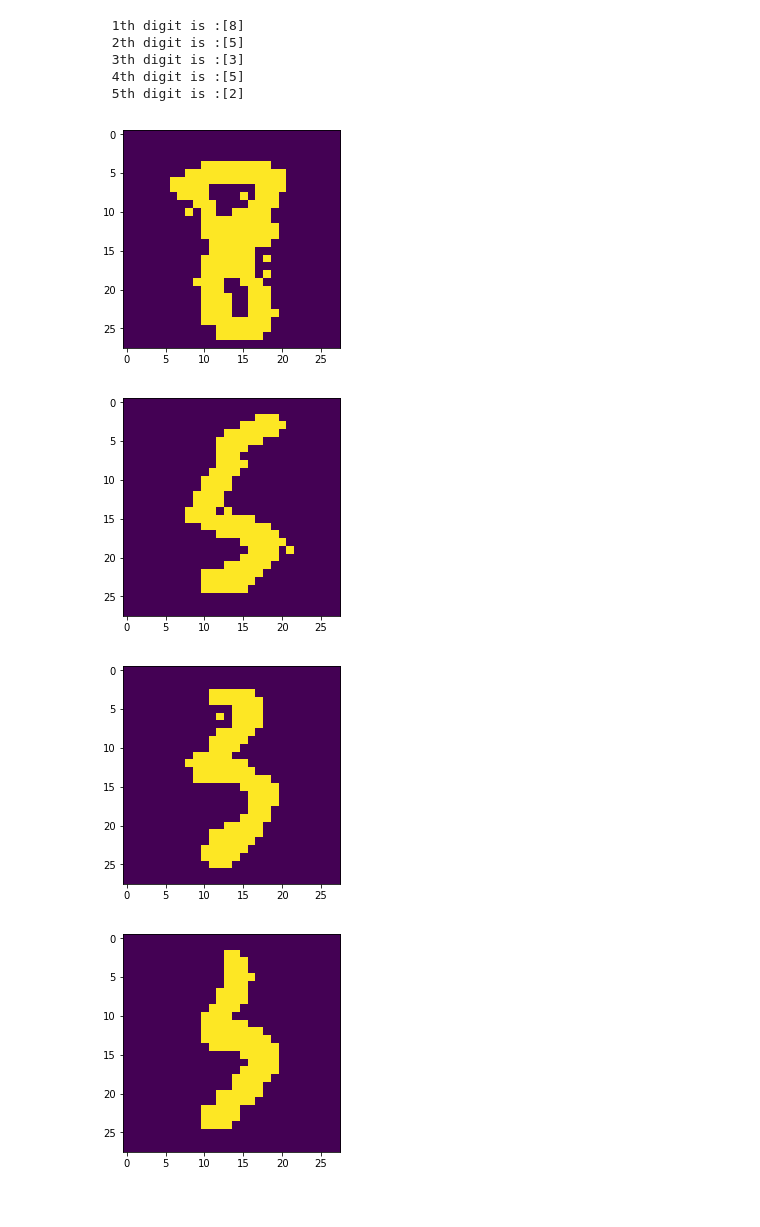
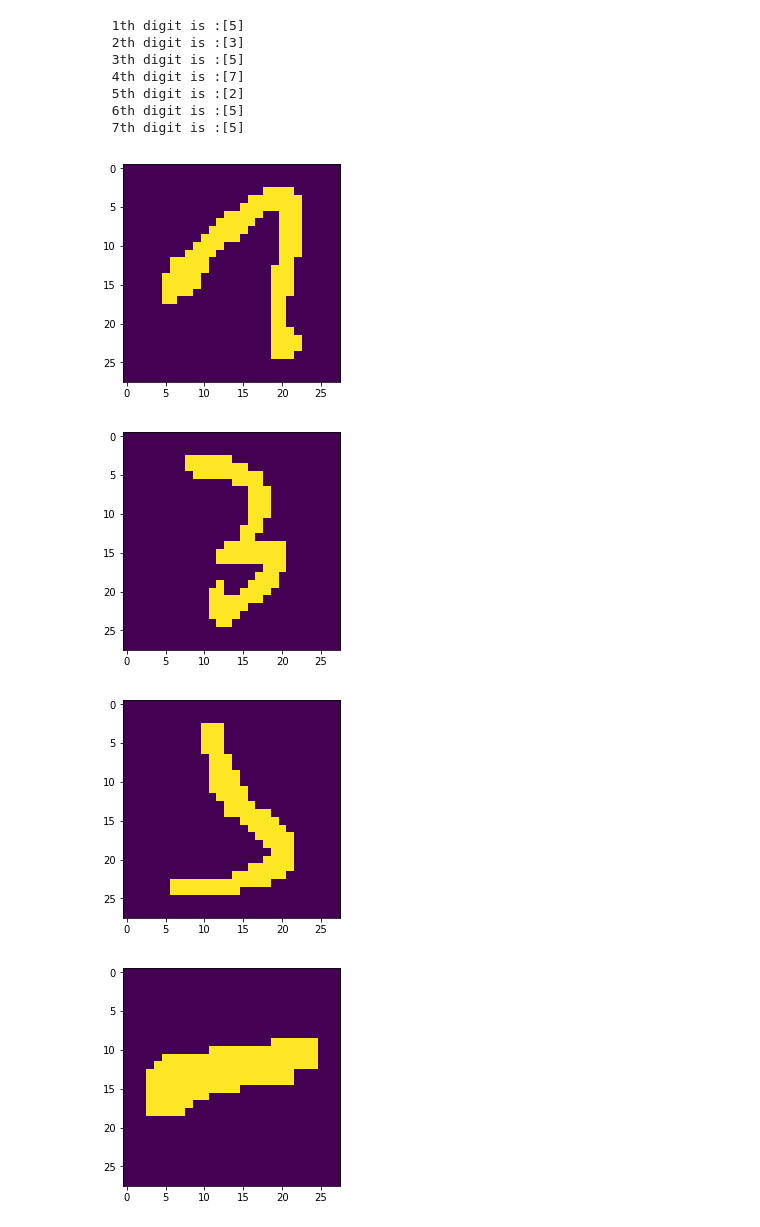
Before and after one commit to LeiDoubi/AutoGradingSystem, a Jupyter notebook: Digits_recognization_test.ipynb, the cells around one changed output. Cells and saved outputs as stored; diff of their text form; code cells hidden in the pictures.

Commit message:
accompplished the digits recognization test module and ready for integration

```diff
--- a/Digits_recognization_test.ipynb
+++ b/Digits_recognization_test.ipynb
@@ -92,5 +126,5 @@ def find_digits(img):
 # %%
-coversheet = CoverSheet((580,680,1290,1500),'scan/scan-33.jpg')
+coversheet = CoverSheet((580,680,1290,1530),'scan/scan-13.jpg')
 img = coversheet.digits_string.img
 structure_kernel = cv.getStructuringElement(cv.MORPH_CROSS,(1,1))
 img = cv.erode(img,structure_kernel)
@@ -102,20 +136,22 @@ plt.imshow(img)
 # %%
-digit_imgs =  find_digits(img)
+digit_imgs,_=  find_digits(img)
 len(digit_imgs)
 for idx,digit_img in enumerate(digit_imgs):
-    # digit_img = remove_spots(digit_img,min_size=None)
-    digit_img = resize_digit(digit_img)
-    digit_img = deskew(digit_img,rotate=True)>10
+    digit_img = remove_spots(digit_img,min_size=None)
+    digit_img = resize_digit(digit_img)>0
+#     digit_img = deskew(digit_img,rotate=False)>10
     plt.figure()
     plt.imshow(digit_img)
     print('{:3d}th digit is :{}'.format(idx+1,clf.predict(pca.transform(digit_img.reshape(1,-1)))))
 # %% [output]
-  1th digit is :[8]
-  2th digit is :[5]
-  3th digit is :[3]
-  4th digit is :[5]
+  1th digit is :[5]
+  2th digit is :[3]
+  3th digit is :[5]
+  4th digit is :[7]
   5th digit is :[2]
+  6th digit is :[5]
+  7th digit is :[5]
-[figure, old version]
+[figure, new version]
-[figure, old version]
+[figure, new version]
-[figure, old version]
+[figure, new version]
-[figure, old version]
+[figure, new version]
```
Also changed, not shown: parts of 6 cells of this notebook, 1 other file.
